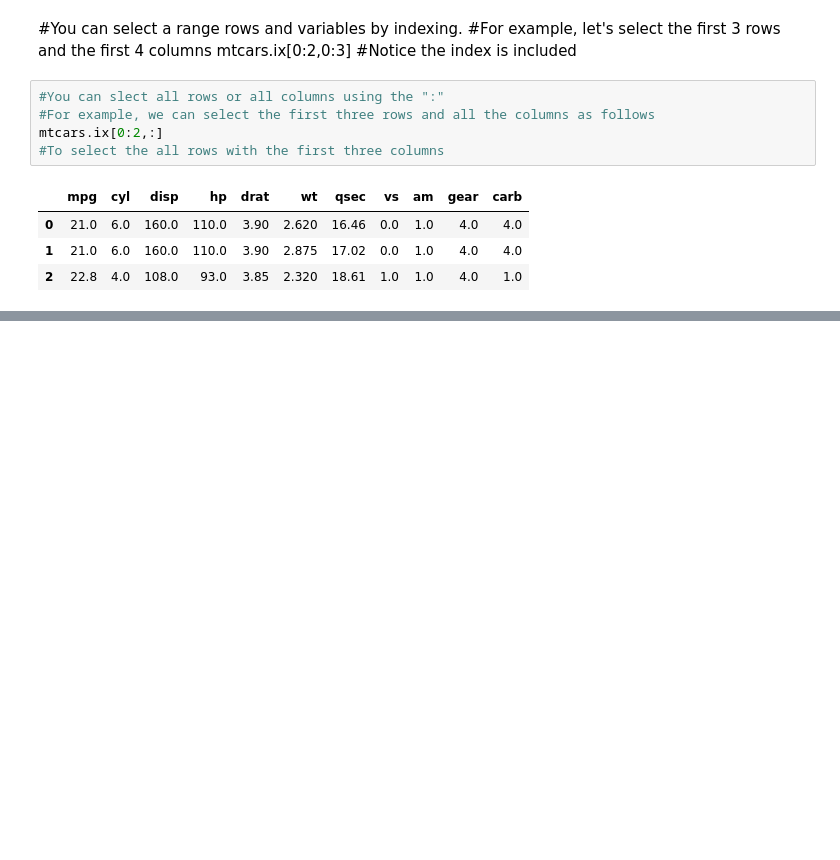
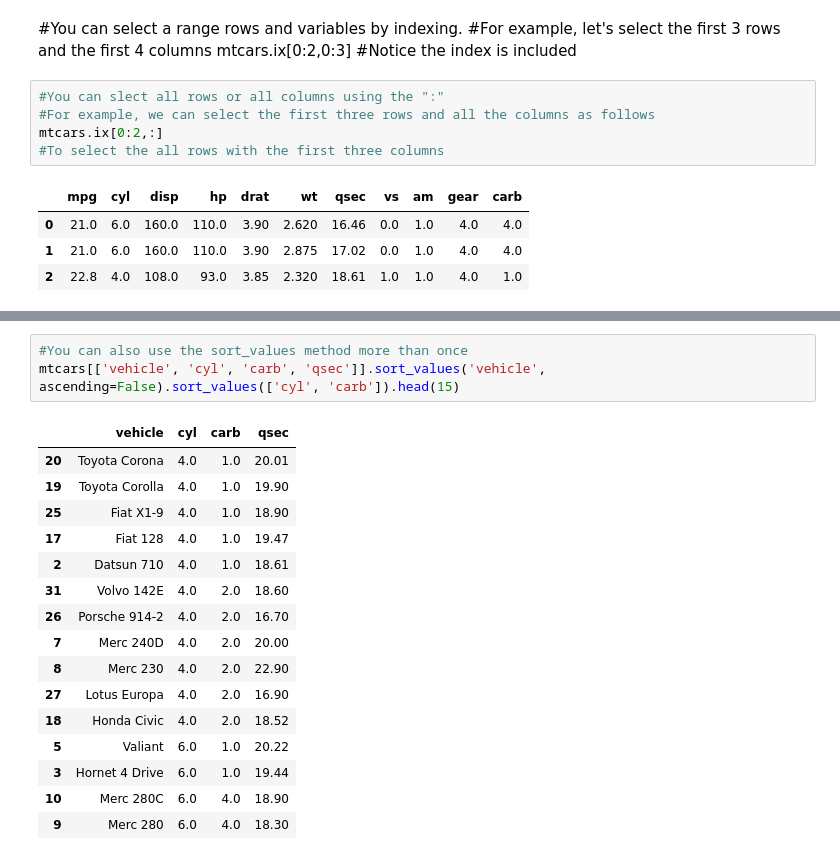
Before and after one commit to jstrat1618/DataWrangling, a Jupyter notebook: Python/Intro2pandas.ipynb, the cells around one changed output, grey strips where cells are left out. Cells and saved outputs as stored; diff of their text form; blank space fills up the shorter version.

```diff
--- a/Python/Intro2pandas.ipynb
+++ b/Python/Intro2pandas.ipynb
@@ -130,0 +200,20 @@ mtcars[(mtcars.vs==1) & (mtcars.cyl==4)]
+# %%
+#You can also use the sort_values method more than once
+mtcars[['vehicle', 'cyl', 'carb', 'qsec']].sort_values('vehicle', ascending=False).sort_values(['cyl', 'carb']).head(15)
+# %% [output]
+|  | vehicle | cyl | carb | qsec |
+| 20 | Toyota Corona | 4.0 | 1.0 | 20.01 |
+| 19 | Toyota Corolla | 4.0 | 1.0 | 19.90 |
+| 25 | Fiat X1-9 | 4.0 | 1.0 | 18.90 |
+| 17 | Fiat 128 | 4.0 | 1.0 | 19.47 |
+| 2 | Datsun 710 | 4.0 | 1.0 | 18.61 |
+| 31 | Volvo 142E | 4.0 | 2.0 | 18.60 |
+| 26 | Porsche 914-2 | 4.0 | 2.0 | 16.70 |
+| 7 | Merc 240D | 4.0 | 2.0 | 20.00 |
+| 8 | Merc 230 | 4.0 | 2.0 | 22.90 |
+| 27 | Lotus Europa | 4.0 | 2.0 | 16.90 |
+| 18 | Honda Civic | 4.0 | 2.0 | 18.52 |
+| 5 | Valiant | 6.0 | 1.0 | 20.22 |
+| 3 | Hornet 4 Drive | 6.0 | 1.0 | 19.44 |
+| 10 | Merc 280C | 6.0 | 4.0 | 18.90 |
+| 9 | Merc 280 | 6.0 | 4.0 | 18.30 |
```
Also changed, not shown: parts of 14 cells of this notebook, 1 other file.
